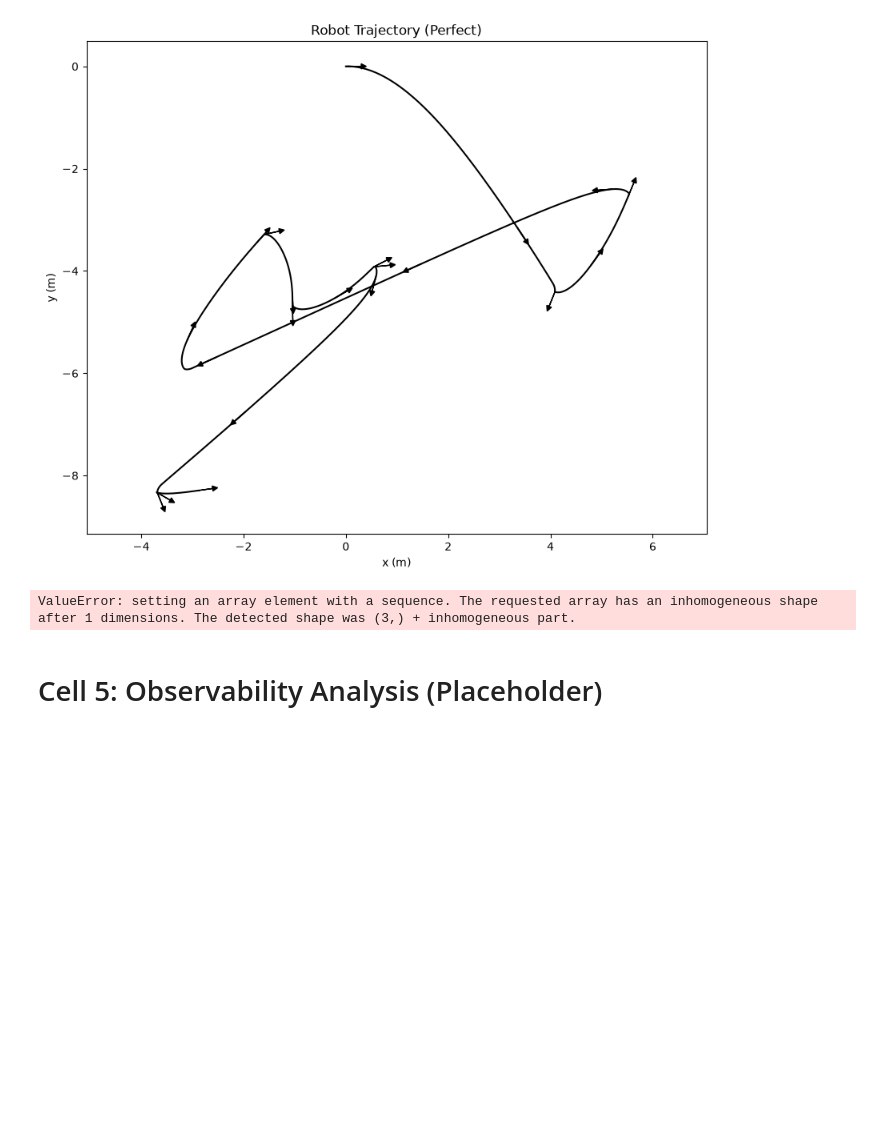
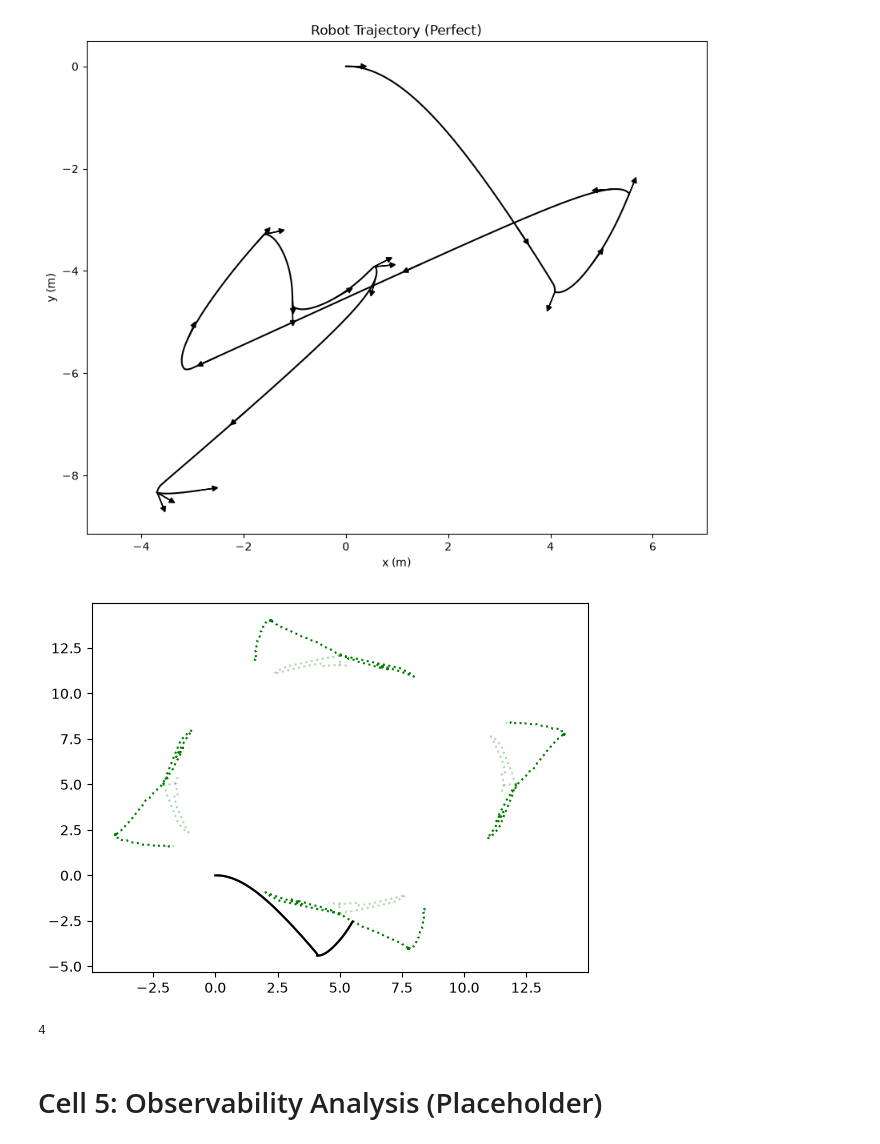
Before and after one commit to y2d2/Relative-localisation-tutorial, a Jupyter notebook: notebooks/part_4.ipynb, the cells around one changed output. Cells and saved outputs as stored; diff of their text form; code cells hidden in the pictures; blank space fills up the shorter version.

Commit message:
Update UPF tarball configuration and enhance estimation functions

```diff
--- a/notebooks/part_4.ipynb
+++ b/notebooks/part_4.ipynb
@@ -50,13 +26,15 @@ plt.show()
 # %%
 # Cell 4a: Exercise 1 - Robot to Anchor Relative Pose Estimation using UPF
 
-# Configuration for single UWB beacon tracking with UPF
+traj_conf = TrajectoryConfig(duration=20.0, timestep=0.1, seed=42)
 anchor_pos = np.array([5.0, 5.0])
 
 vio_cfg = VIOConfig(sig_v=0.1, sig_w=0.05)
 uwb_cfg = UWBNoiseConfig(sig_range=0.1)
-
-# Run UPF to estimate robot pose relative to beacon
-estimnate_robot_location_with_beacon(traj_config, vio_cfg, uwb_cfg, anchor_pos)
+estimnate_robot_location_with_beacon(
+    traj_conf, vio_cfg, uwb_cfg, anchor_pos,
+    n_azimuth=4, n_heading=4
+)
 # %% [output]
+[figure, added]
-ValueError: setting an array element with a sequence. The requested array has an inhomogeneous shape after 1 dimensions. The detected shape was (3,) + inhomogeneous part.
+4
```
Also changed, not shown: parts of 3 cells of this notebook, 3 other files.
